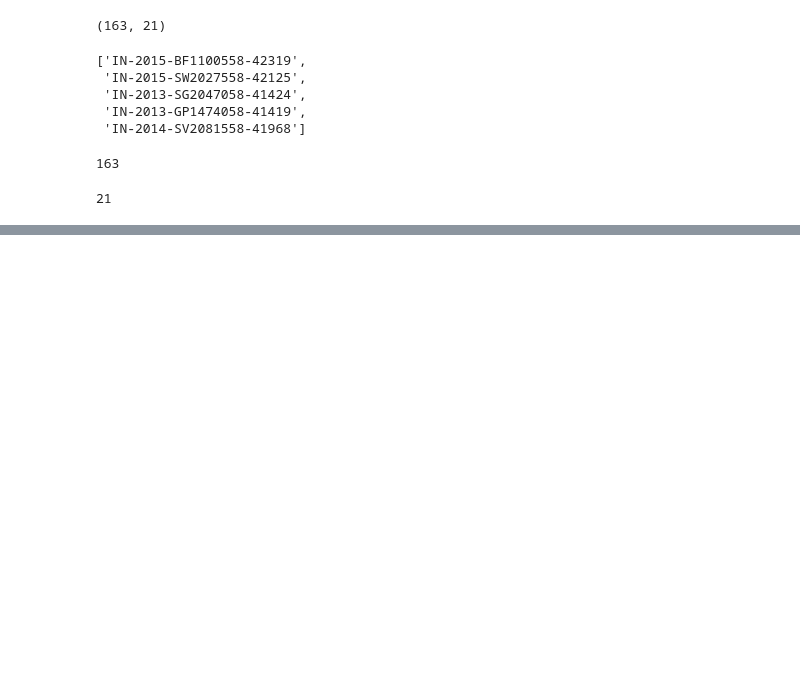
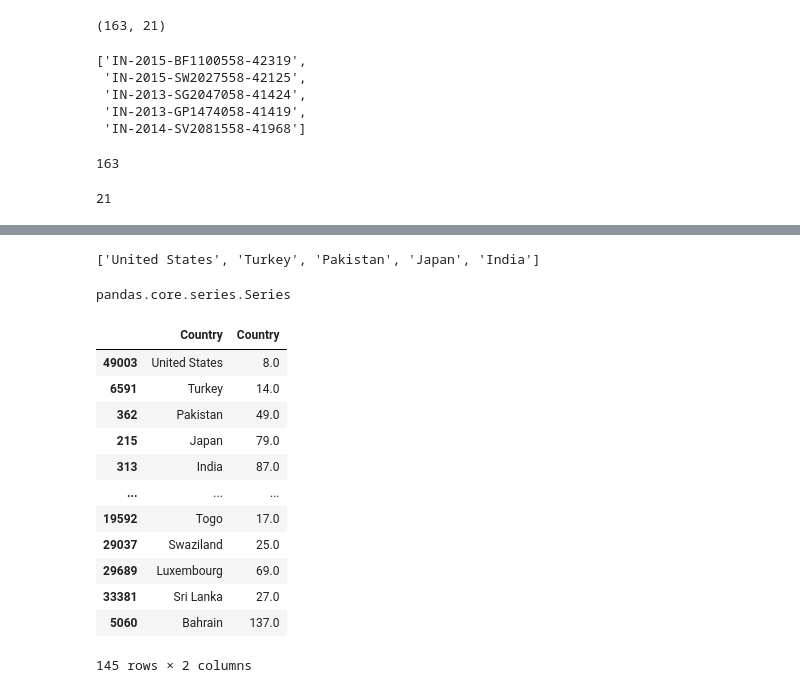
Before and after one commit to girl-coding/4-Mini-Data-Analaysis-Projects-, a Jupyter notebook: Global SuperStore 2016/Project Solution.ipynb, the cells around one changed output, grey strips where cells are left out. Drawn from its saved outputs; the diff is of its cells as text; code cells hidden in the pictures; blank space fills up the shorter version.

```diff
--- a/Global SuperStore 2016/Project Solution.ipynb
+++ b/Global SuperStore 2016/Project Solution.ipynb
@@ -647,0 +656,30 @@ len(a4)
+# %%
+countries_top_profit = a6['Country'].drop_duplicates().tolist()
+countries_top_profit[:5]
+# %% [output]
+['United States', 'Turkey', 'Pakistan', 'Japan', 'India']
+# %%
+ranked_data = a6['Country'].drop_duplicates().rank(ascending=False, method= 'average')
+# %%
+type(ranked_data)
+# %% [output]
+pandas.core.series.Series
+# %%
+ranked_countries = a6['Country'].drop_duplicates()
+# %%
+ranked_series = pd.concat([ranked_countries,ranked_data], axis = 1)
+ranked_series
+# %% [output]
+|  | Country | Country |
+| 49003 | United States | 8.0 |
+| 6591 | Turkey | 14.0 |
+| 362 | Pakistan | 49.0 |
+| 215 | Japan | 79.0 |
+| 313 | India | 87.0 |
+| ... | ... | ... |
+| 19592 | Togo | 17.0 |
+| 29037 | Swaziland | 25.0 |
+| 29689 | Luxembourg | 69.0 |
+| 33381 | Sri Lanka | 27.0 |
+| 5060 | Bahrain | 137.0 |
+145 rows × 2 columns
```
Also changed, not shown: parts of 13 cells of this notebook.
